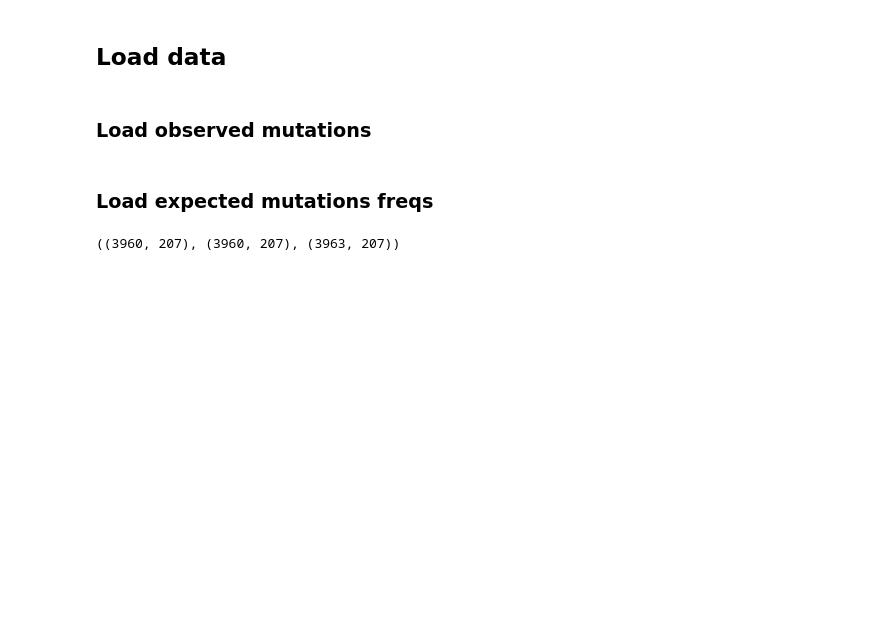
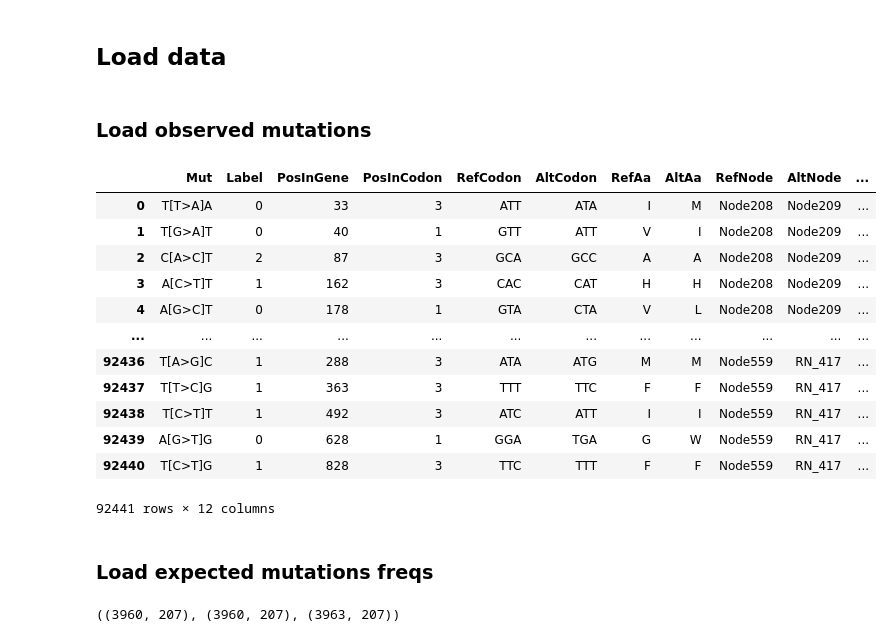
Before and after one commit to mitoclub/nemu-pipeline, a Jupyter notebook: notebooks/pastml_report_mammals_cytb.ipynb, the cells around one changed output. Saved outputs shown, nothing was run; the diff lists cells and outputs as text; code cells hidden in the pictures; blank space fills up the shorter version.

```diff
--- a/notebooks/pastml_report_mammals_cytb.ipynb
+++ b/notebooks/pastml_report_mammals_cytb.ipynb
@@ -40,6 +40,22 @@ mut_simple["MutBase"] = mut_simple["Mut"].str.slice(2, 5)
 mut_iqtree["MutBase"] = mut_iqtree["Mut"].str.slice(2, 5)
 mut_iqtree_no_coef["MutBase"] = mut_iqtree_no_coef["Mut"].str.slice(2, 5)
 mut_pastml["MutBase"] = mut_pastml["Mut"].str.slice(2, 5)
+# %%
+mut_simple
+# %% [output]
+|  | Mut | Label | PosInGene | PosInCodon | RefCodon | AltCodon | RefAa | AltAa | RefNode | AltNode | ... |
+| 0 | T[T>A]A | 0 | 33 | 3 | ATT | ATA | I | M | Node208 | Node209 | ... |
+| 1 | T[G>A]T | 0 | 40 | 1 | GTT | ATT | V | I | Node208 | Node209 | ... |
+| 2 | C[A>C]T | 2 | 87 | 3 | GCA | GCC | A | A | Node208 | Node209 | ... |
+| 3 | A[C>T]T | 1 | 162 | 3 | CAC | CAT | H | H | Node208 | Node209 | ... |
+| 4 | A[G>C]T | 0 | 178 | 1 | GTA | CTA | V | L | Node208 | Node209 | ... |
+| ... | ... | ... | ... | ... | ... | ... | ... | ... | ... | ... | ... |
+| 92436 | T[A>G]C | 1 | 288 | 3 | ATA | ATG | M | M | Node559 | RN_417 | ... |
+| 92437 | T[T>C]G | 1 | 363 | 3 | TTT | TTC | F | F | Node559 | RN_417 | ... |
+| 92438 | T[C>T]T | 1 | 492 | 3 | ATC | ATT | I | I | Node559 | RN_417 | ... |
+| 92439 | A[G>T]G | 0 | 628 | 1 | GGA | TGA | G | W | Node559 | RN_417 | ... |
+| 92440 | T[C>T]G | 1 | 828 | 3 | TTC | TTT | F | F | Node559 | RN_417 | ... |
+92441 rows × 12 columns
 # %% [markdown]
 ### Load expected mutations freqs
 # %%
```
Also changed, not shown: parts of 1 cell of this notebook, 1 other file.
